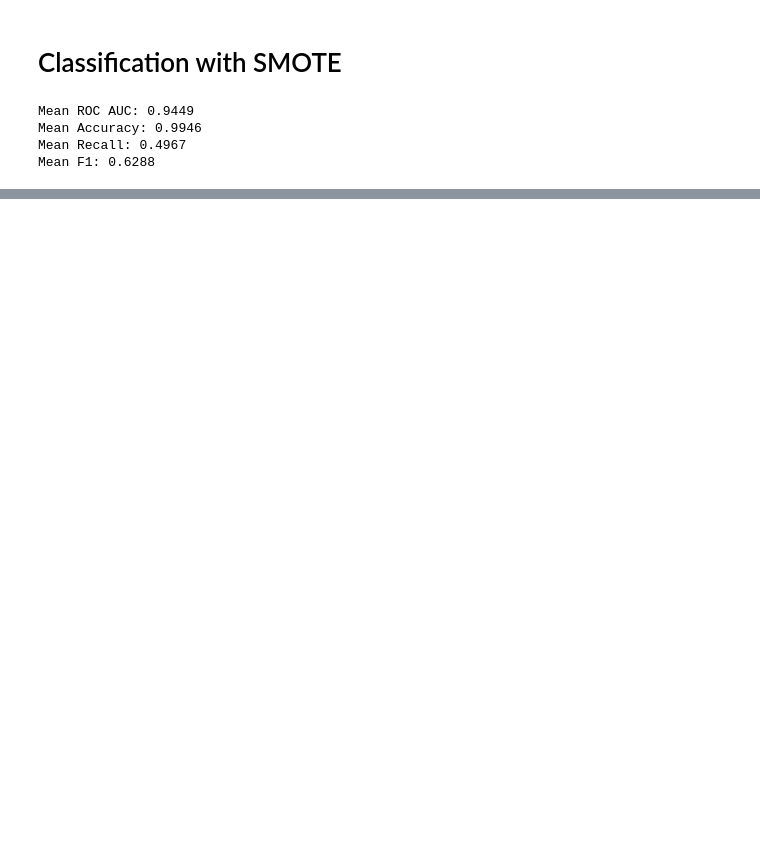
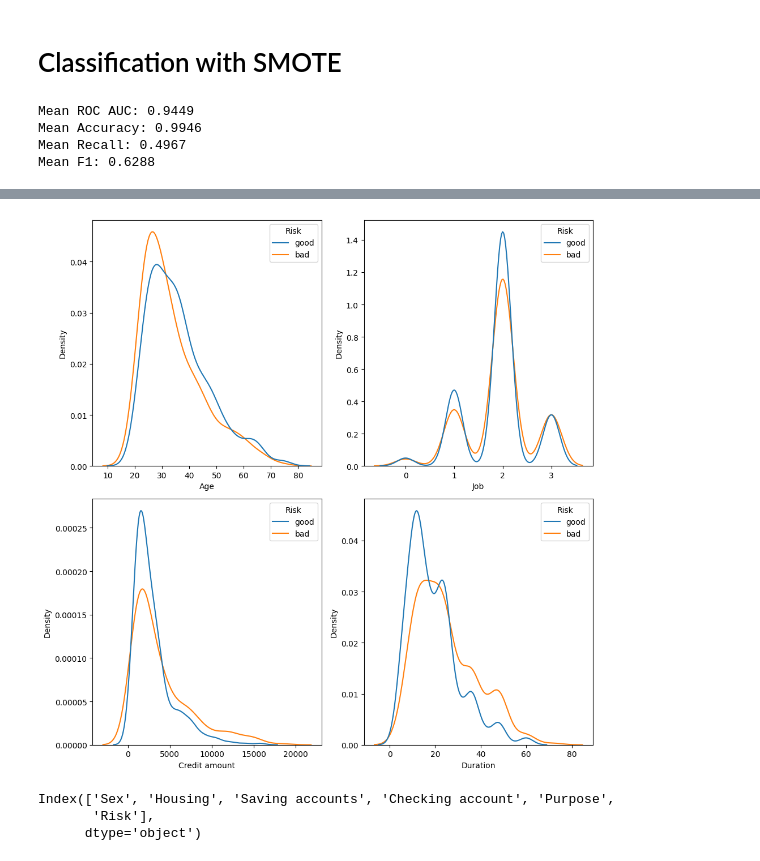
Before and after one commit to xiangshiyin/machine-learning-for-actuarial-science, a Jupyter notebook: 2025-spring/week09/notebook/demo.ipynb, the cells around one changed output, grey strips where cells are left out. Drawn from its saved outputs; the diff is of its cells as text; code cells hidden in the pictures; blank space fills up the shorter version.

```diff
--- a/2025-spring/week09/notebook/demo.ipynb
+++ b/2025-spring/week09/notebook/demo.ipynb
@@ -614,0 +704,18 @@ Mean F1: 0.3057
+# %%
+fig, axes = plt.subplots(2, 2, figsize=(10, 10))
+sns.kdeplot(x='Age', hue='Risk', data=credit, ax=axes[0, 0], common_norm=False)
+sns.kdeplot(x='Job', hue='Risk', data=credit, ax=axes[0, 1], common_norm=False)
+sns.kdeplot(x='Credit amount', hue='Risk', data=credit, ax=axes[1, 0], common_norm=False)
+sns.kdeplot(x='Duration', hue='Risk', data=credit, ax=axes[1, 1], common_norm=False)
+
+plt.tight_layout()
+plt.show()
+# %% [output]
+[figure, added]
+# %%
+cat_credit = credit.select_dtypes(include='O')
+cat_credit.columns
+# %% [output]
+Index(['Sex', 'Housing', 'Saving accounts', 'Checking account', 'Purpose',
+       'Risk'],
+      dtype='object')
```
Also changed, not shown: parts of 26 cells of this notebook.
